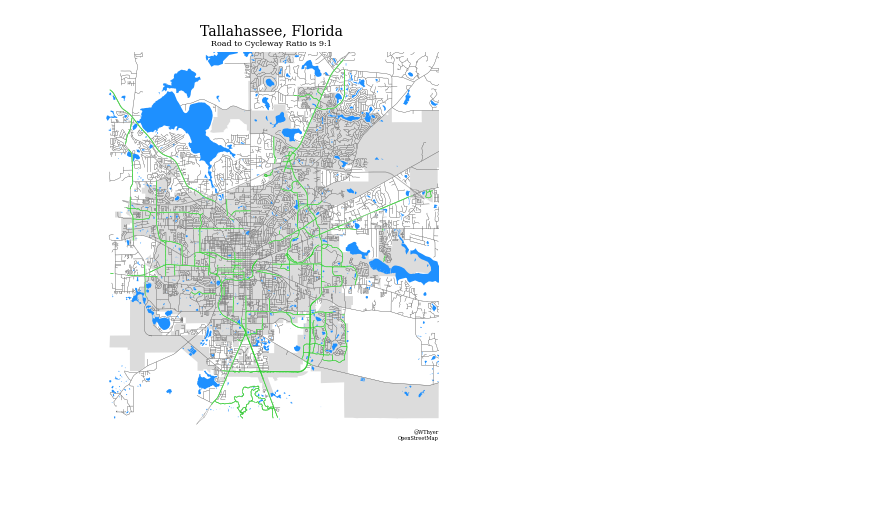
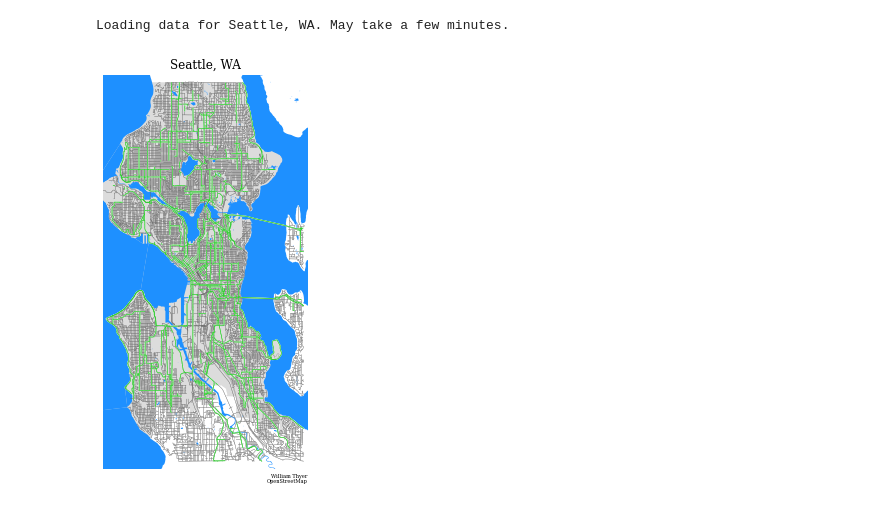
Before and after one commit to WilliamThyer/CityMapper, a Jupyter notebook: bike_networks.ipynb, the cells around one changed output. Cells and saved outputs as stored; diff of their text form; code cells hidden in the pictures; blank space fills up the shorter version.

```diff
--- a/bike_networks.ipynb
+++ b/bike_networks.ipynb
@@ -14,7 +5,18 @@ bnx.get_city(
-# %%
-fig,ax = bnx.plot_cycleways(
-    signature=True,
-    save_figure=True,
-    extension=['png','pdf'])
-# %% [output]
-[figure, removed]
+# %%
+city_mapper = bike_networks.CityMapper()
+city_mapper.load_city(
+    city_name = 'Seattle, WA',
+    city_limits = False,
+    city_elements = {'roads':True,'cycleways':False}
+)
+# %% [output]
+Loading data for Seattle, WA. May take a few minutes.
+# %%
+city_mapper.cycleways = city_mapper._get_cycleways()
+# %%
+fig = city_mapper.plot_city(
+    road_cycleway_ratio_subtitle = False,
+    # colors = {'city_area': None}
+)
+# %% [output]
+[figure, added]
```
Also changed, not shown: parts of 3 cells of this notebook, 3 other files.
